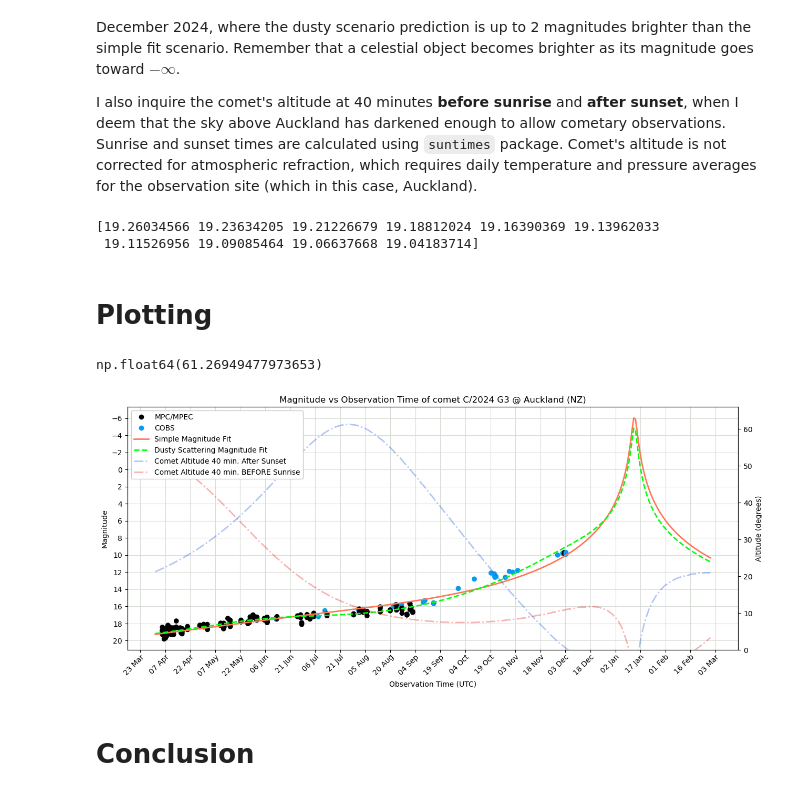
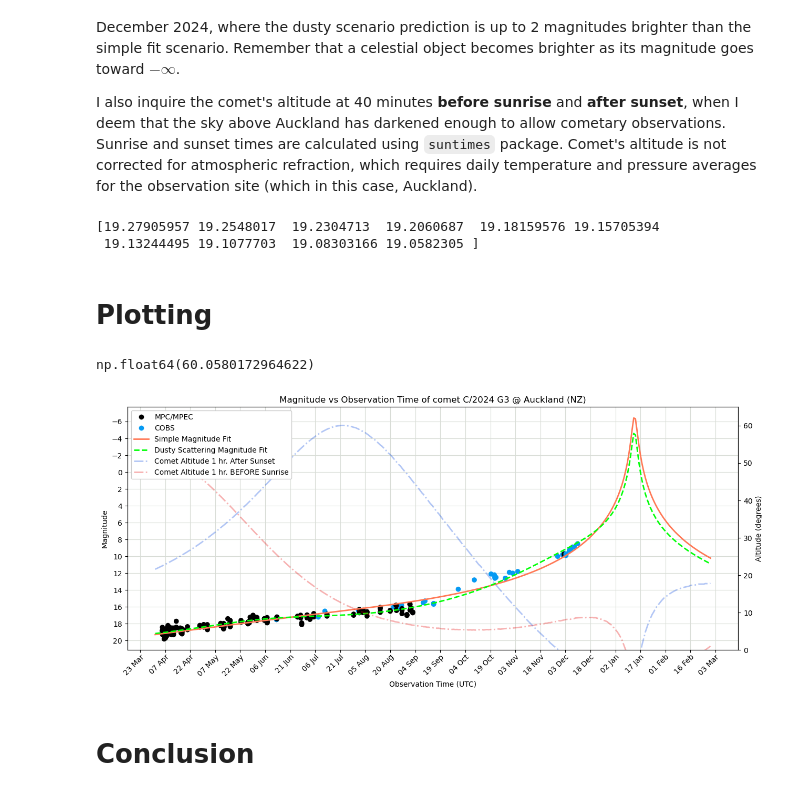
Before and after one commit to aluthfian/c2024g3_magnitude, a Jupyter notebook: c2024g3_magEst.ipynb, the cells around one changed output. Saved outputs shown, nothing was run; the diff lists cells and outputs as text; code cells hidden in the pictures.

```diff
--- a/c2024g3_magEst.ipynb
+++ b/c2024g3_magEst.ipynb
@@ -389,13 +389,13 @@ for i, date in enumerate(dates_proj):
     proj_mag_scat_normal = -2.5*np.log10(phi_phase_angle(delta_90_B, gf, gb, k, phase_angle_rad))
 
     # sunrise - 40 minutes
-    sunrise_time_UTC_min30m = AKL_sunriseset.riseutc(date) - timedelta(hours=0, minutes=40)
+    sunrise_time_UTC_min30m = AKL_sunriseset.riseutc(date) - timedelta(hours=1, minutes=00)
     observer.date = sunrise_time_UTC_min30m
     ephem_c2024_g3.compute(observer)
     comet_altitude_40minSunRise[i] = ephem_c2024_g3.alt * (180.0 / ephem.pi)  # Convert radians to degrees
 
     # sunset + 40 minutes
-    sunset_time_UTC_plus30m = AKL_sunriseset.setutc(date) + timedelta(hours=0, minutes=40)
+    sunset_time_UTC_plus30m = AKL_sunriseset.setutc(date) + timedelta(hours=1, minutes=00)
     observer.date = sunset_time_UTC_plus30m
     ephem_c2024_g3.compute(observer)
     comet_altitude_40minSunSet[i] = ephem_c2024_g3.alt * (180.0 / ephem.pi)  # Convert radians to degrees
@@ -411,14 +411,14 @@ for i, date in enumerate(dates_proj):
 
 print(proj_magnitudes[:10])
 # %% [output]
-[19.26034566 19.23634205 19.21226679 19.18812024 19.16390369 19.13962033
- 19.11526956 19.09085464 19.06637668 19.04183714]
+[19.27905957 19.2548017  19.2304713  19.2060687  19.18159576 19.15705394
+ 19.13244495 19.1077703  19.08303166 19.0582305 ]
 # %% [markdown]
 # Plotting
 # %%
 max(comet_altitude_40minSunSet.max(),comet_altitude_40minSunRise.max())
 # %% [output]
-np.float64(61.26949477973653)
+np.float64(60.0580172964622)
 # %%
 # Using fig and ax
 fig, ax = plt.subplots(figsize=(15, 6))
@@ -441,36 +441,36 @@ ax.yaxis.set_major_locator(FixedLocator(np.flip(np.arange(-6,22,2))))
 
 # Set x-axis major ticks to every one month
 ax.xaxis.set_major_locator(mdates.DayLocator(interval=15))
 ax.xaxis.set_major_formatter(mdates.DateFormatter('%d %b'))  # Format as 'Year-Month-day'
 ax.set_xticks(ax.get_xticks())
 ax.set_xticklabels(ax.get_xticklabels(), rotation=45, ha='right', va='top', rotation_mode='anchor')
 ax.tick_params(axis='x', pad=1)
 
 # Step 3: Create the second y-axis for altitudes
 ax2 = ax.twinx()
 
 # Step 4: Plot the altitude curves on the second axis (ax2)
 ax2.plot(dates_proj, comet_altitude_40minSunSet, color='xkcd:blue', linewidth=2, linestyle='-.', zorder=3, alpha=0.3)
 ax2.plot(dates_proj, comet_altitude_40minSunRise, color='xkcd:red', linewidth=2, linestyle='-.', zorder=2, alpha=0.3)
 ax2.set_ylabel('Altitude (degrees)', color='k')
 ax2.tick_params(axis='y', colors='k')
 ax2.set_ylim(0,round(max(comet_altitude_40minSunSet.max(),comet_altitude_40minSunRise.max()))+5)
 #ax2.legend(loc='upper right')
 
 # Adding legend for clarity
 black_patch = plt.Line2D([0], [0], marker='o', color='w', markerfacecolor='black', markersize=8, label='MPC/MPEC')
 blue_patch = plt.Line2D([0], [0], marker='o', color='w', markerfacecolor='xkcd:azure', markersize=8, label='COBS')
 line_patch = plt.Line2D([0], [0], marker='none', color='xkcd:melon', linewidth=2, label='Simple Magnitude Fit')
 scat_line_patch = plt.Line2D([0], [0], marker='none', color='xkcd:bright green', linewidth=2, linestyle='--', label='Dusty Scattering Magnitude Fit')
-comet_alt_40minSunSet = plt.Line2D([0], [0], marker='none', color='xkcd:blue', linewidth=2, linestyle='-.', alpha=0.3, label='Comet Altitude 40 min. After Sunset')
-comet_alt_40minSunRise = plt.Line2D([0], [0], marker='none', color='xkcd:red', linewidth=2, linestyle='-.', alpha=0.3, label='Comet Altitude 40 min. BEFORE Sunrise')
+comet_alt_40minSunSet = plt.Line2D([0], [0], marker='none', color='xkcd:blue', linewidth=2, linestyle='-.', alpha=0.3, label='Comet Altitude 1 hr. After Sunset')
+comet_alt_40minSunRise = plt.Line2D([0], [0], marker='none', color='xkcd:red', linewidth=2, linestyle='-.', alpha=0.3, label='Comet Altitude 1 hr. BEFORE Sunrise')
 legend_box = ax2.legend(handles=[black_patch, blue_patch, line_patch, scat_line_patch, comet_alt_40minSunSet, comet_alt_40minSunRise], fancybox=True, loc='upper left', framealpha=1.0)
 legend_box.set_zorder(10)
 
 # Show the plot
 plt.show()
 # %% [output]
-[figure, old version]
+[figure, new version]
 # %% [markdown]
 # Conclusion
 # %% [markdown]
```
Also changed, not shown: parts of 9 cells of this notebook, 1 other file.
